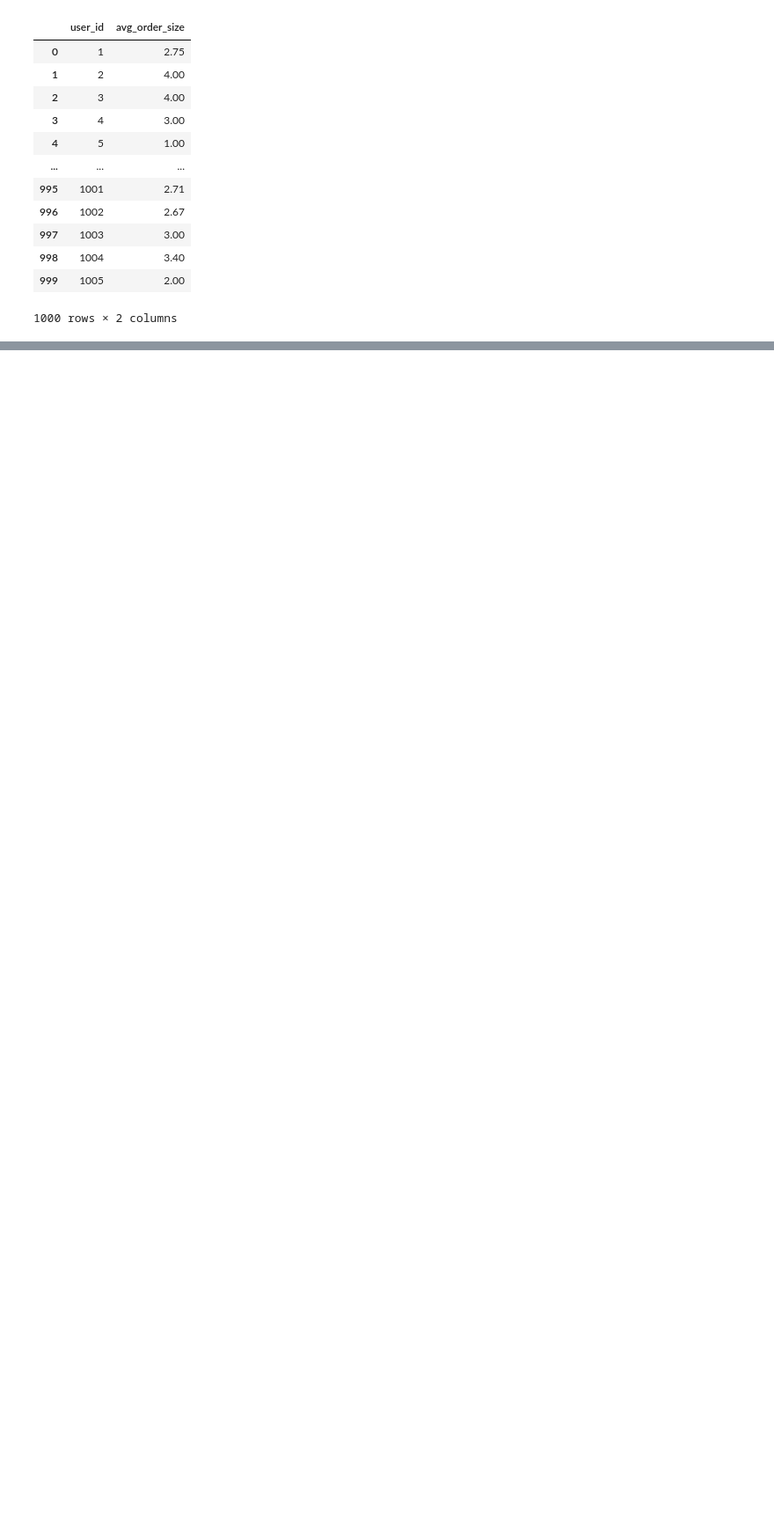
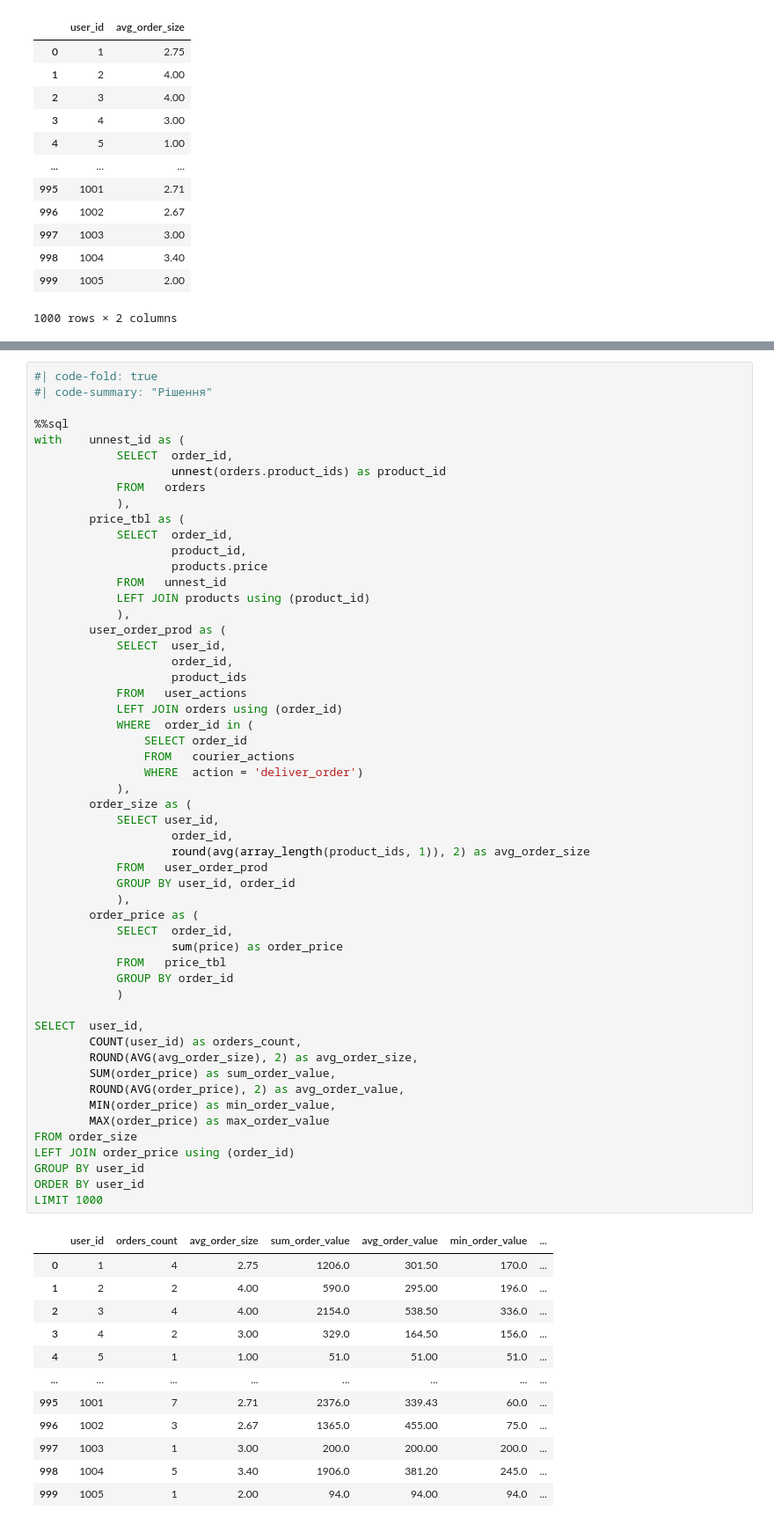
Before and after one commit to Aranaur/py4ds, a Jupyter notebook: sql_join.ipynb, the cells around one changed output, grey strips where cells are left out. Shown at 88% size. Drawn from its saved outputs; the diff is of its cells as text; blank space fills up the shorter version.

Commit message:
fin sql join

```diff
--- a/sql_join.ipynb
+++ b/sql_join.ipynb
@@ -1257,0 +1444,67 @@ LIMIT 1000
+# %%
+#| code-fold: true
+#| code-summary: "Рішення"
+
+%%sql
+with    unnest_id as (
+            SELECT  order_id,
+                    unnest(orders.product_ids) as product_id
+            FROM   orders
+            ),
+        price_tbl as (
+            SELECT  order_id,
+                    product_id,
+                    products.price
+            FROM   unnest_id
+            LEFT JOIN products using (product_id)
+            ),
+        user_order_prod as (
+            SELECT  user_id,
+                    order_id,
+                    product_ids
+            FROM   user_actions
+            LEFT JOIN orders using (order_id)
+            WHERE  order_id in (
+                SELECT order_id
+                FROM   courier_actions
+                WHERE  action = 'deliver_order')
+            ),
+        order_size as (
+            SELECT user_id,
+                    order_id,
+                    round(avg(array_length(product_ids, 1)), 2) as avg_order_size
+            FROM   user_order_prod
+            GROUP BY user_id, order_id
+            ),
+        order_price as (
+            SELECT  order_id,
+                    sum(price) as order_price
+            FROM   price_tbl
+            GROUP BY order_id
+            )
+
+SELECT  user_id,
+        COUNT(user_id) as orders_count,
+        ROUND(AVG(avg_order_size), 2) as avg_order_size,
+        SUM(order_price) as sum_order_value,
+        ROUND(AVG(order_price), 2) as avg_order_value,
+        MIN(order_price) as min_order_value,
+        MAX(order_price) as max_order_value
+FROM order_size
+LEFT JOIN order_price using (order_id)
+GROUP BY user_id
+ORDER BY user_id
+LIMIT 1000
+# %% [output]
+|  | user_id | orders_count | avg_order_size | sum_order_value | avg_order_value | min_order_value | ... |
+| 0 | 1 | 4 | 2.75 | 1206.0 | 301.50 | 170.0 | ... |
+| 1 | 2 | 2 | 4.00 | 590.0 | 295.00 | 196.0 | ... |
+| 2 | 3 | 4 | 4.00 | 2154.0 | 538.50 | 336.0 | ... |
+| 3 | 4 | 2 | 3.00 | 329.0 | 164.50 | 156.0 | ... |
+| 4 | 5 | 1 | 1.00 | 51.0 | 51.00 | 51.0 | ... |
+| ... | ... | ... | ... | ... | ... | ... | ... |
+| 995 | 1001 | 7 | 2.71 | 2376.0 | 339.43 | 60.0 | ... |
+| 996 | 1002 | 3 | 2.67 | 1365.0 | 455.00 | 75.0 | ... |
+| 997 | 1003 | 1 | 3.00 | 200.0 | 200.00 | 200.0 | ... |
+| 998 | 1004 | 5 | 3.40 | 1906.0 | 381.20 | 245.0 | ... |
+| 999 | 1005 | 1 | 2.00 | 94.0 | 94.00 | 94.0 | ... |
```
Also changed, not shown: parts of 62 cells of this notebook, 2 other files.
